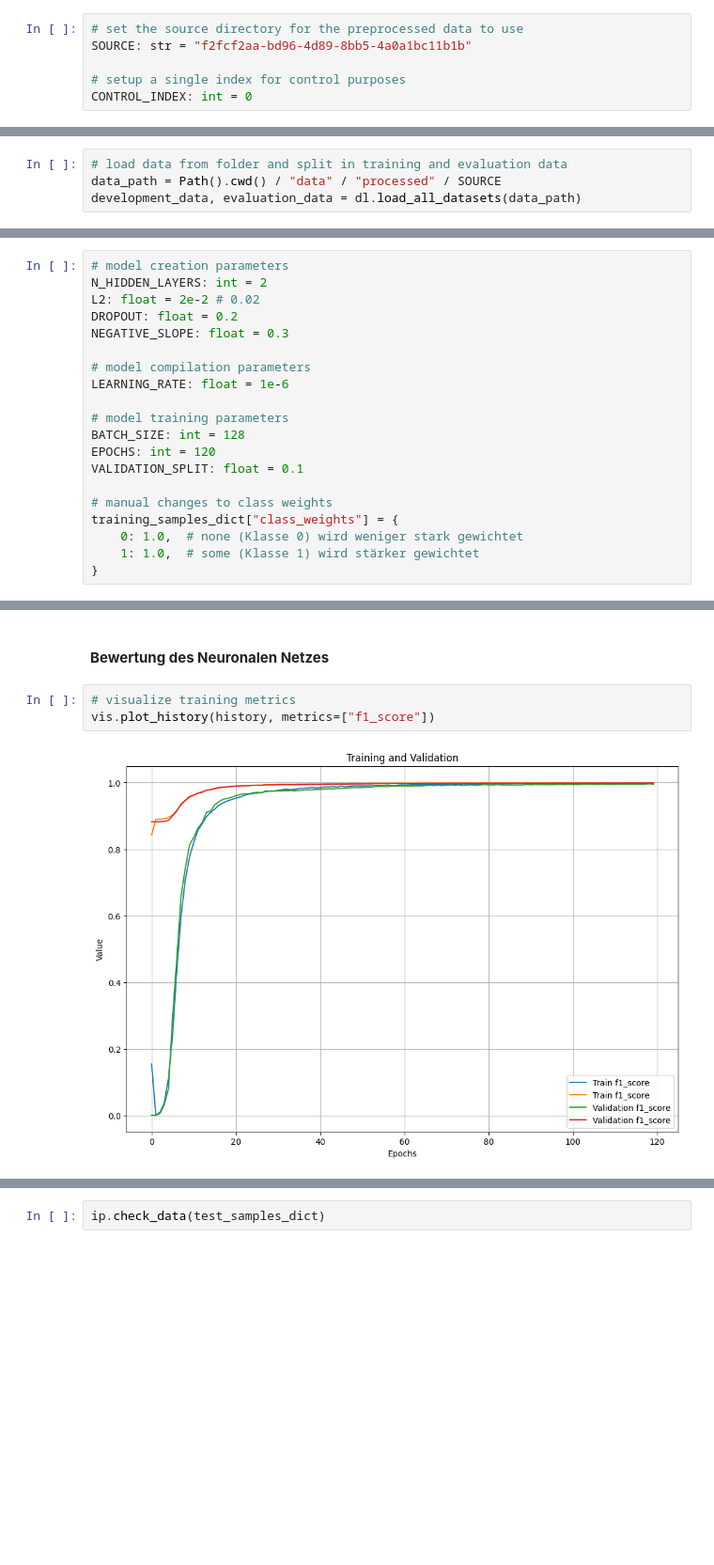
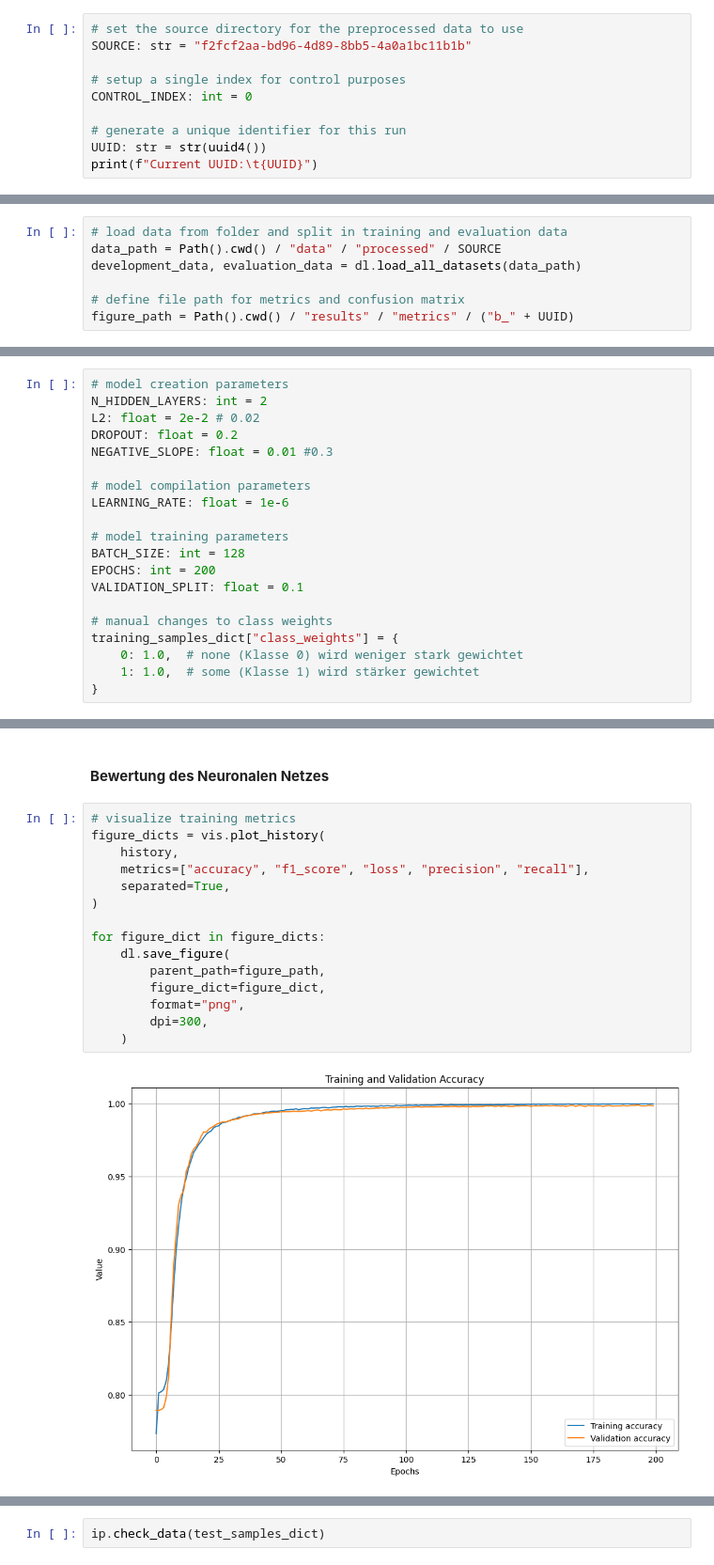
Before and after one commit to ninakuhlen/ai-gear-fault-detection, a Jupyter notebook: notebooks/fft_net_biclassification.ipynb, the cells around one changed output, grey strips where cells are left out. Shown at 94% size. Cells and saved outputs as stored; diff of their text form; blank space fills up the shorter version.

Commit message:
refactor binary classifier added figure output to visualization functions added figure and data saving functions removed multi-feature functionality from model constructors

```diff
--- a/notebooks/fft_net_biclassification.ipynb
+++ b/notebooks/fft_net_biclassification.ipynb
@@ -22,3 +23,7 @@ SOURCE: str = "f2fcf2aa-bd96-4d89-8bb5-4a0a1bc11b1b"
 
 # setup a single index for control purposes
 CONTROL_INDEX: int = 0
+
+# generate a unique identifier for this run
+UUID: str = str(uuid4())
+print(f"Current UUID:\t{UUID}")
@@ -34,6 +41,9 @@ Number of GPUs available:       0
 # load data from folder and split in training and evaluation data
 data_path = Path().cwd() / "data" / "processed" / SOURCE
 development_data, evaluation_data = dl.load_all_datasets(data_path)
+
+# define file path for metrics and confusion matrix
+figure_path = Path().cwd() / "results" / "metrics" / ("b_" + UUID)
 # %% [output]
 load_all_datasets():
         Reading development data ...
@@ -82,14 +95,14 @@ check_data():
 N_HIDDEN_LAYERS: int = 2
 L2: float = 2e-2 # 0.02
 DROPOUT: float = 0.2
-NEGATIVE_SLOPE: float = 0.3
+NEGATIVE_SLOPE: float = 0.01 #0.3
 
 # model compilation parameters
 LEARNING_RATE: float = 1e-6
 
 # model training parameters
 BATCH_SIZE: int = 128
-EPOCHS: int = 120
+EPOCHS: int = 200
 VALIDATION_SPLIT: float = 0.1
 
 # manual changes to class weights
@@ -160,6 +173,18 @@ Epoch 120/120
 #### **Bewertung des Neuronalen Netzes**
 # %%
 # visualize training metrics
-vis.plot_history(history, metrics=["f1_score"])
+figure_dicts = vis.plot_history(
+    history,
+    metrics=["accuracy", "f1_score", "loss", "precision", "recall"],
+    separated=True,
+)
+
+for figure_dict in figure_dicts:
+    dl.save_figure(
+        parent_path=figure_path,
+        figure_dict=figure_dict,
+        format="png",
+        dpi=300,
+    )
 # %% [output]
-[figure, old version]
+[figure, new version]
```
Also changed, not shown: parts of 10 cells of this notebook, 18 other files.
